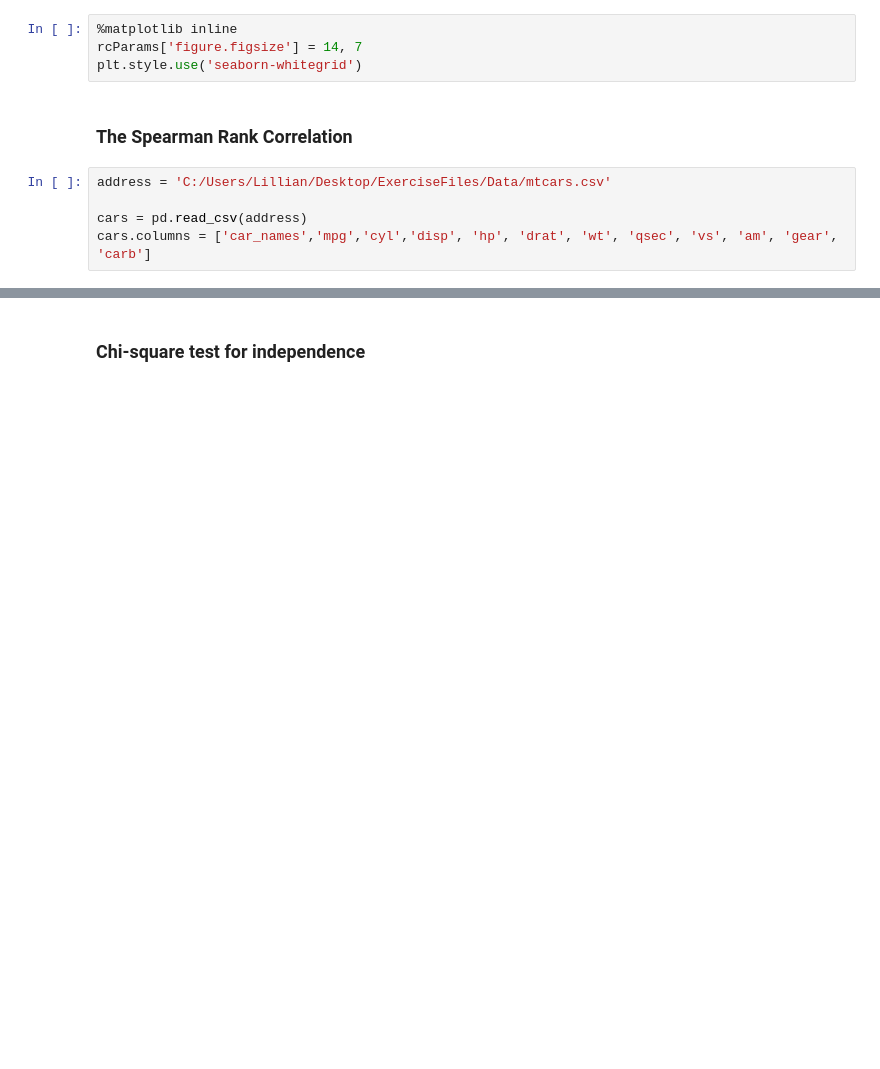
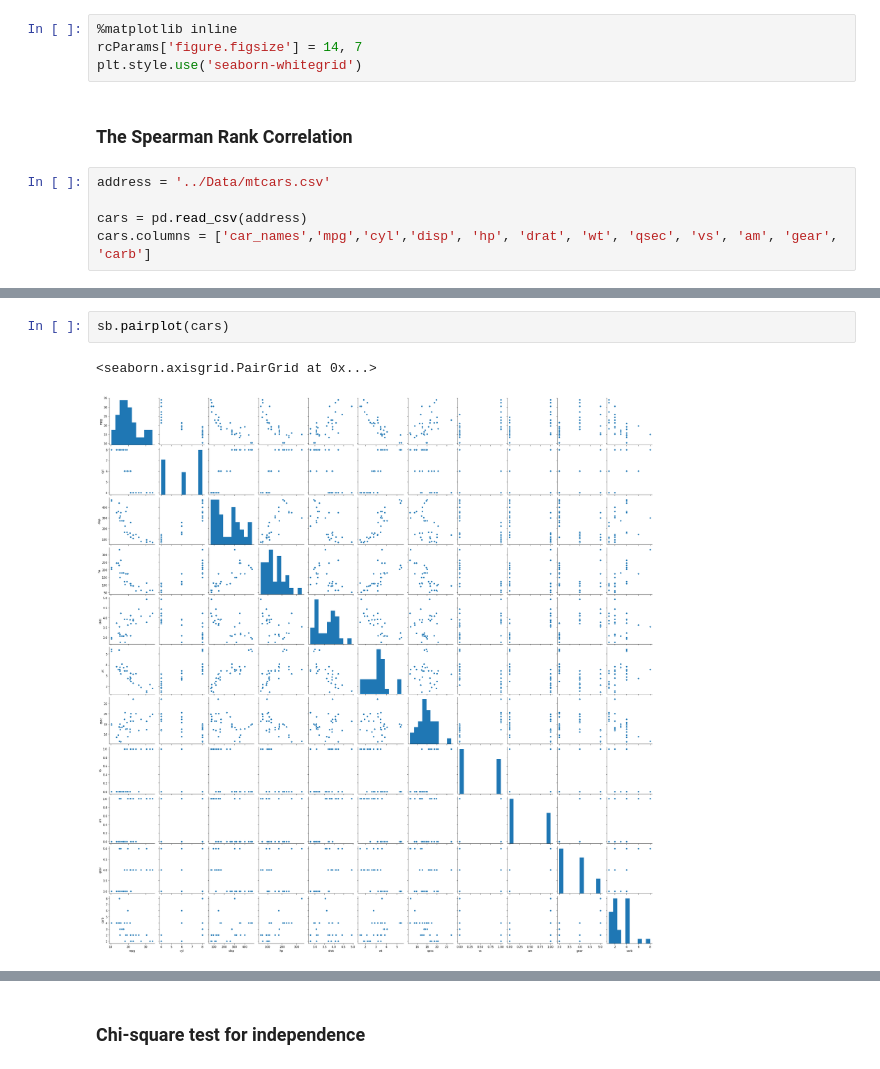
Before and after one commit to smrtRock/CodeSamples, a Jupyter notebook: Python-ForDataScience/Exercise Files/05_06_begin/05_06_begin.ipynb, the cells around one changed output, grey strips where cells are left out. Drawn from its saved outputs; the diff is of its cells as text; blank space fills up the shorter version.

```diff
--- a/Python-ForDataScience/Exercise Files/05_06_begin/05_06_begin.ipynb
+++ b/Python-ForDataScience/Exercise Files/05_06_begin/05_06_begin.ipynb
@@ -18,7 +18,7 @@ plt.style.use('seaborn-whitegrid')
 # %% [markdown]
 ### The Spearman Rank Correlation
 # %%
-address = 'C:/Users/Lillian/Desktop/ExerciseFiles/Data/mtcars.csv'
+address = '../Data/mtcars.csv'
 
 cars = pd.read_csv(address)
 cars.columns = ['car_names','mpg','cyl','disp', 'hp', 'drat', 'wt', 'qsec', 'vs', 'am', 'gear', 'carb']
@@ -24,0 +34,5 @@ cars.columns = ['car_names','mpg','cyl','disp', 'hp', 'drat', 'wt', 'qsec', 'vs'
+# %%
+sb.pairplot(cars)
+# %% [output]
+<seaborn.axisgrid.PairGrid at 0x...>
+[figure, added]
```
Also changed, not shown: parts of 18 cells of this notebook, 2 other files.
